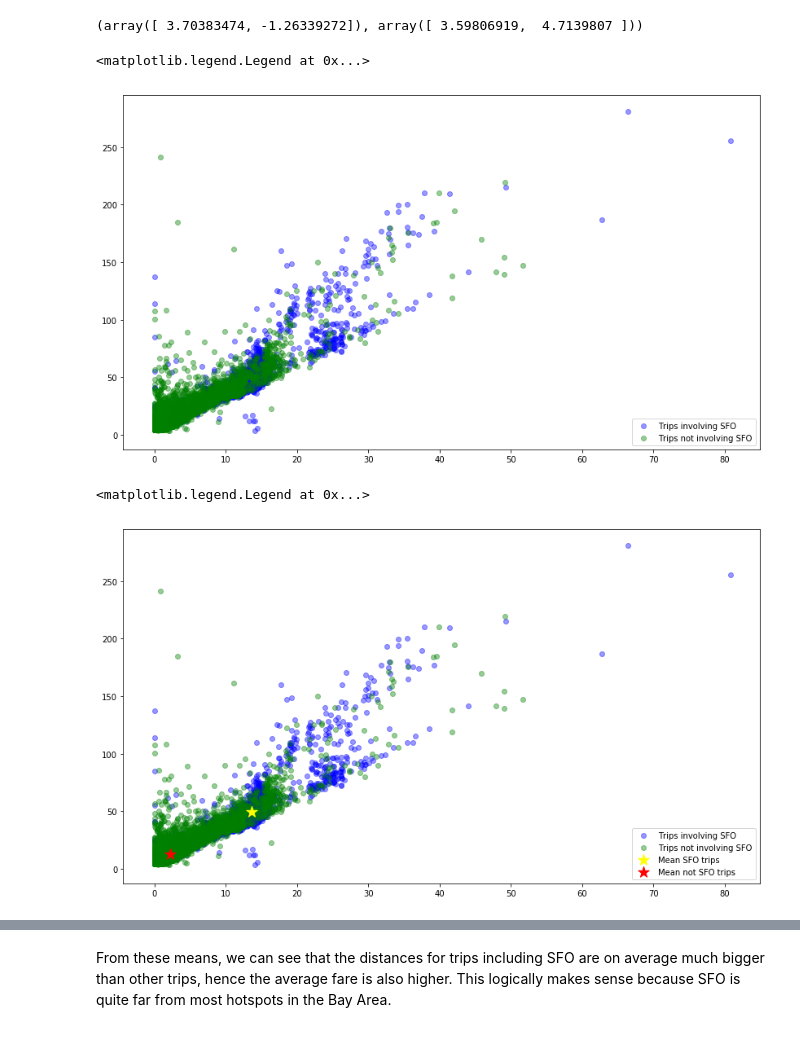
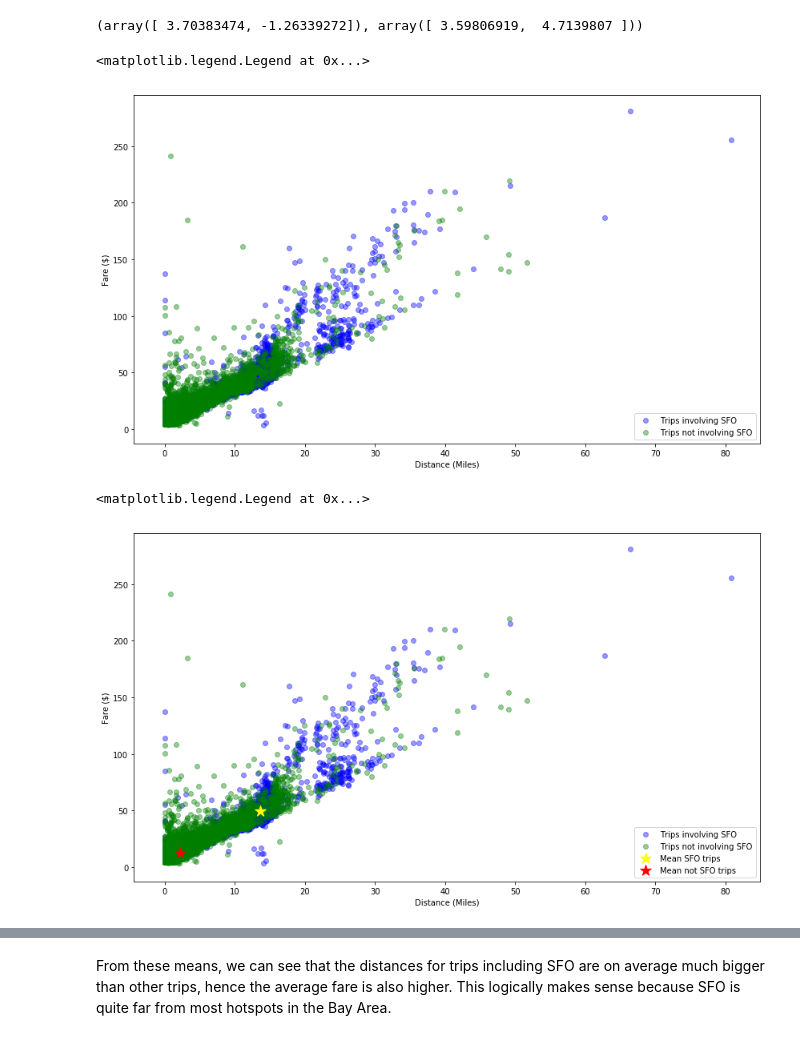
Before and after one commit to lawrencechen14/ce88-project, a Jupyter notebook: Exploration+of+Taxi+Trip+Fares+in+the+San+Francisco+Bay+Area.ipynb, the cells around one changed output, grey strips where cells are left out. Saved outputs shown, nothing was run; the diff lists cells and outputs as text; code cells hidden in the pictures.

```diff
--- a/Exploration+of+Taxi+Trip+Fares+in+the+San+Francisco+Bay+Area.ipynb
+++ b/Exploration+of+Taxi+Trip+Fares+in+the+San+Francisco+Bay+Area.ipynb
@@ -198,25 +189,28 @@ plt.scatter(sfo_trips.column("dist (miles)"), sfo_trips.column("fare ($)"), colo
             alpha=.4, label = 'Trips involving SFO')
 plt.scatter(no_sfo_trips.column("dist (miles)"), no_sfo_trips.column("fare ($)"), color='green',
             alpha=.4, label = 'Trips not involving SFO')
-
+plt.xlabel("Distance (Miles)")
+plt.ylabel("Fare ($)")
 plt.legend(loc="lower right")
 # %% [output]
 <matplotlib.legend.Legend at 0x...>
-[figure, old version]
+[figure, new version]
 # %%
 plt.figure(figsize=(14,8))
 plt.scatter(sfo_trips.column("dist (miles)"), sfo_trips.column("fare ($)"), color='blue',
             alpha=.4, label = 'Trips involving SFO')
 plt.scatter(no_sfo_trips.column("dist (miles)"), no_sfo_trips.column("fare ($)"), color='green',
             alpha=.4, label = 'Trips not involving SFO')
 plt.scatter(np.mean(sfo_trips.column("dist (miles)")), np.mean(sfo_trips.column("fare ($)")),
          color='yellow', label = 'Mean SFO trips', marker='*', s=200)
 plt.scatter(np.mean(no_sfo_trips.column("dist (miles)")), np.mean(no_sfo_trips.column("fare ($)")),
          color='red', label = 'Mean not SFO trips', marker='*', s=200)
+plt.xlabel("Distance (Miles)")
+plt.ylabel("Fare ($)")
 plt.legend(loc="lower right")
 # %% [output]
 <matplotlib.legend.Legend at 0x...>
-[figure, old version]
+[figure, new version]
 # %%
 plt.figure(figsize=(14,8))
 plt.scatter(sfo_trips.column("dist (miles)"), sfo_trips.column("fare ($)"), color='blue',
```
Also changed, not shown: parts of 2 cells of this notebook.
